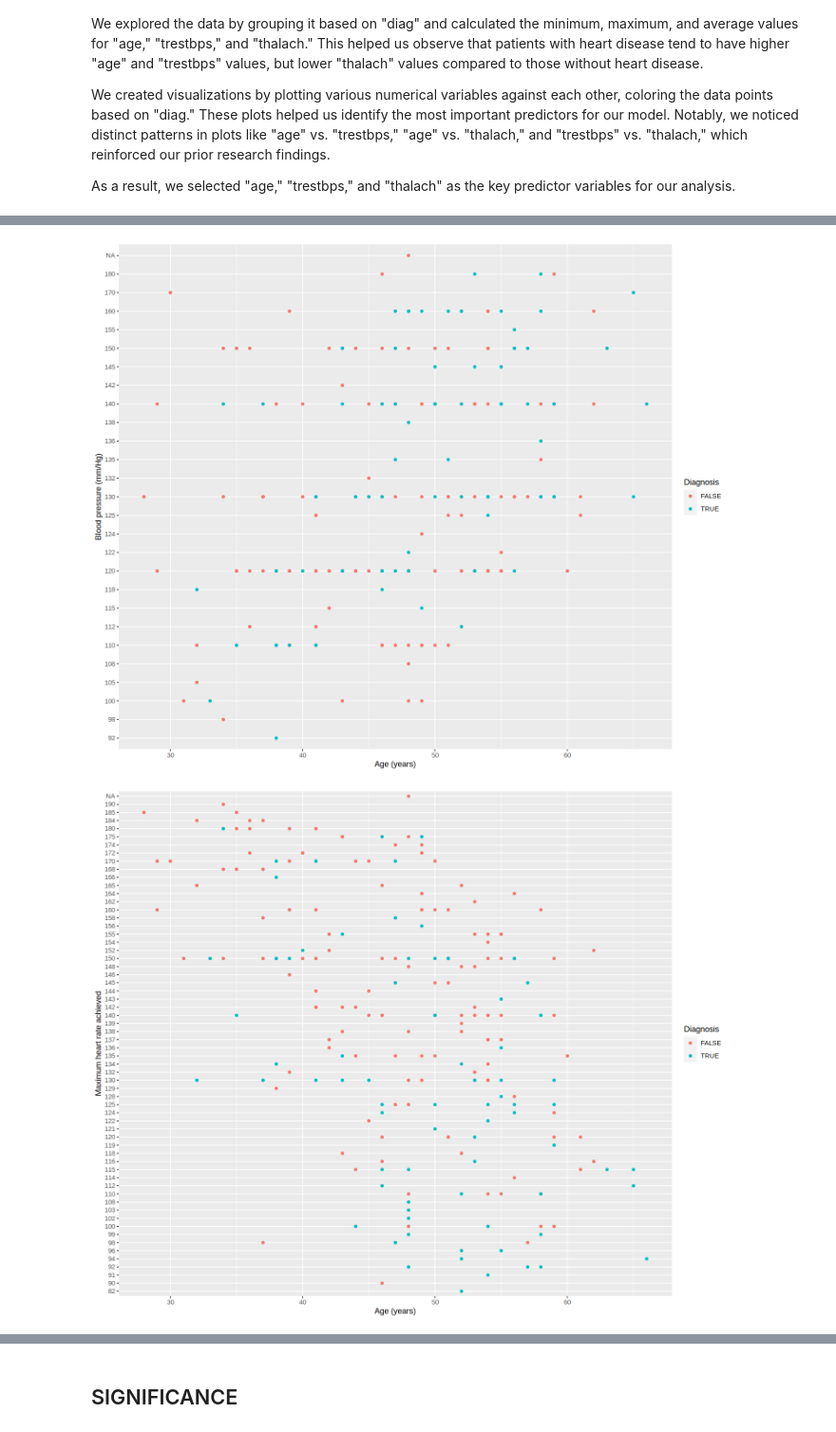
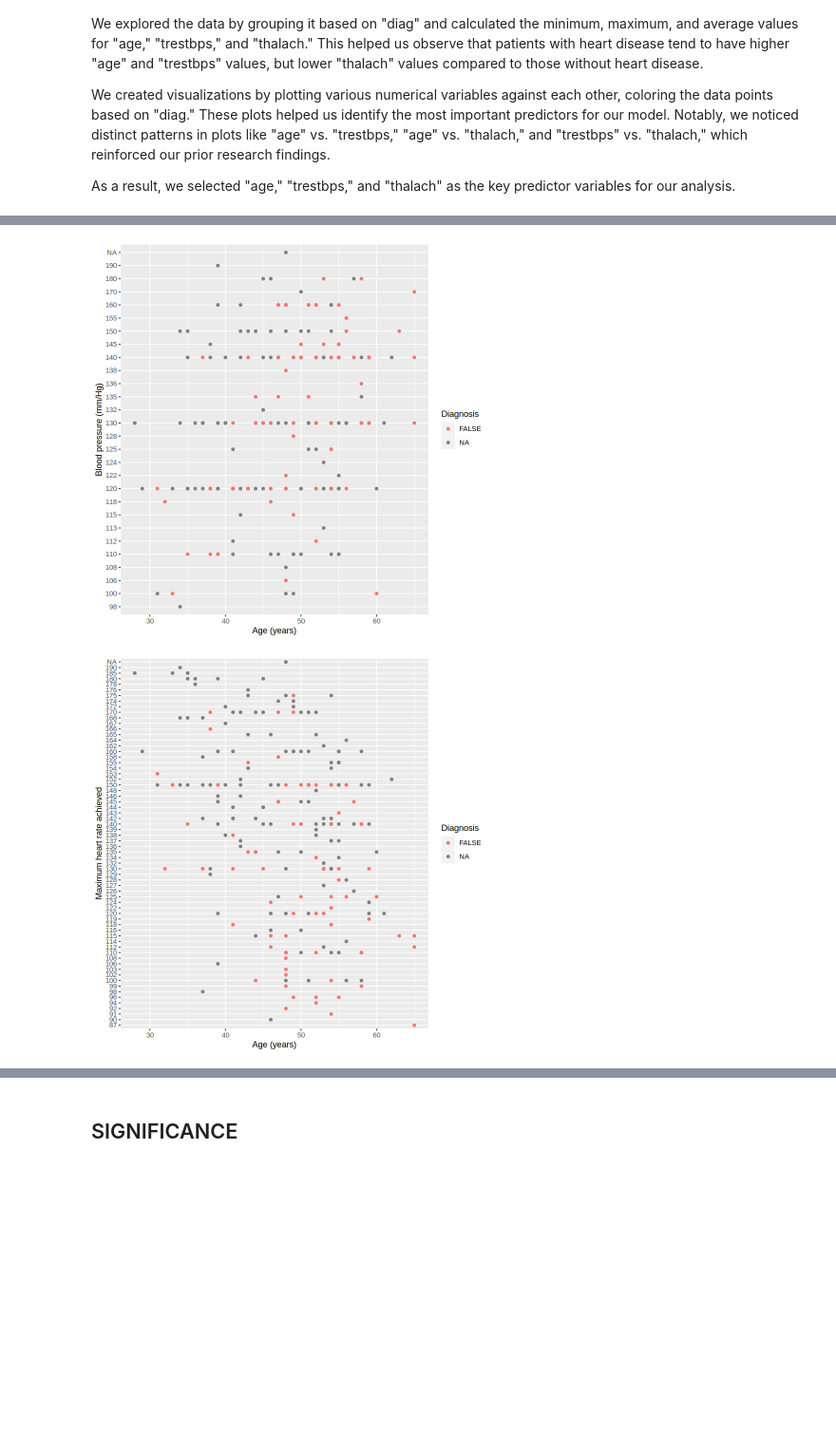
Before and after one commit to Aryan-SeongJae/Data-Science-Project---DSCI-100-HEART-DATABASE-Hungary, a Jupyter notebook: Group Project Proposal.ipynb, the cells around one changed output, grey strips where cells are left out. Shown at 95% size. Cells and saved outputs as stored; diff of their text form; code cells hidden in the pictures; blank space fills up the shorter version.

```diff
--- a/Group Project Proposal.ipynb
+++ b/Group Project Proposal.ipynb
@@ -61,7 +79,8 @@ heart_data[heart_data == "?"] <- NA
 
 heart_clean <- heart_data |>
   mutate(
-    diag = ifelse(is.na(num), NA, (num > 0)),
+num = as.factor(as.integer(num)),
+   num = c(no = "0", yes = "1"),
     trestbps = as.factor(as.integer(trestbps)),
     chol = as.factor(as.integer(chol)),
     fbs = as.factor(as.integer(fbs)),
@@ -76,9 +95,6 @@ heart_clean <- heart_data |>
 heart_split <- initial_split(heart_clean, prop = 0.75, strata = num)
 heart_training <- training(heart_split)
 heart_testing <- testing(heart_split)
-
-# Display the first few rows of the training data
-head(heart_training)
 # %% [output]
 Rows: 294 Columns: 14
 ── Column specification ────────────────────────────────────────────────────────
@@ -125,19 +136,19 @@ A tibble: 2 × 11
 # %%
 #plotting the training data
-plot_1 <- ggplot(heart_training, aes(x = age, y = trestbps, color = diag)) +
+plot_1 <- ggplot(heart_training, aes(x = age, y = trestbps, color = num)) +
           geom_point() +
           labs (x = "Age (years)", y = "Blood pressure (mm/Hg)", color = "Diagnosis")
 plot_1
 
-plot_2 <- ggplot(heart_training, aes(x = age, y = thalach, color = diag)) +
+plot_2 <- ggplot(heart_training, aes(x = age, y = thalach, color = num)) +
           geom_point() +
           labs (x = "Age (years)", y = "Maximum heart rate achieved", color = "Diagnosis")
 plot_2
 
-plot_3 <- ggplot(heart_training, aes(x = trestbps , y = thalach, color = diag)) +
+plot_3 <- ggplot(heart_training, aes(x = trestbps , y = thalach, color = num)) +
           geom_point() +
           labs (x = "Blood pressure (mm/Hg)", y = "Maximum heart rate achieved" , color = "Diagnosis")
 plot_3
 # %% [output]
-[figure, old version]
+[figure, new version]
-[figure, old version]
+[figure, new version]
```
Also changed, not shown: parts of 5 cells of this notebook.
